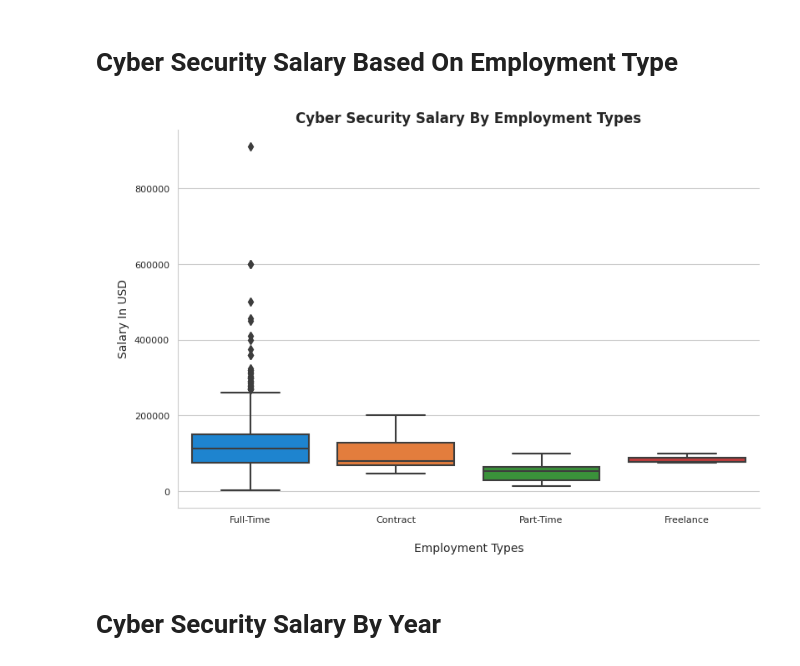
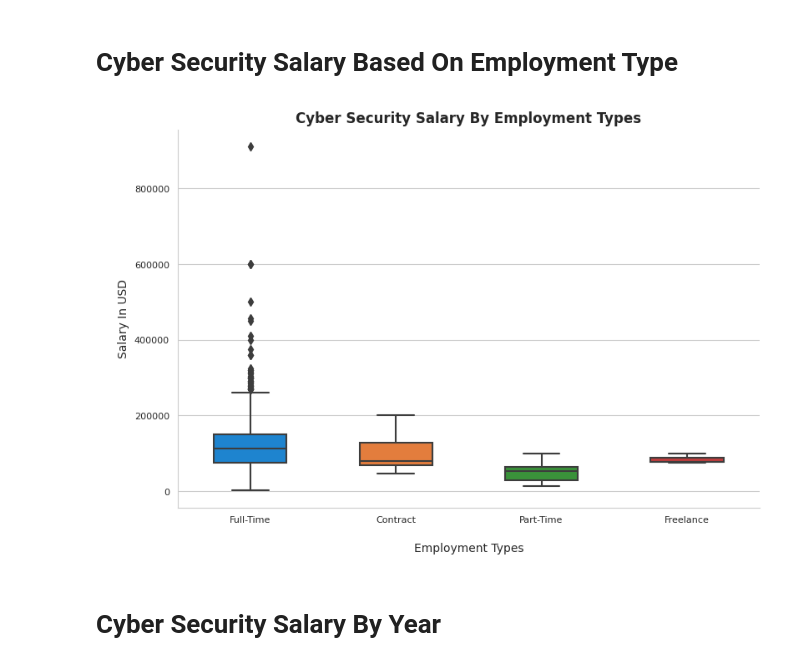
Before and after one commit to wa-le/cybersec-jobs-EDA, a Jupyter notebook: cybersec_jobs.ipynb, the cells around one changed output. Drawn from its saved outputs; the diff is of its cells as text; code cells hidden in the pictures.

```diff
--- a/cybersec_jobs.ipynb
+++ b/cybersec_jobs.ipynb
@@ -381,14 +381,14 @@ plt.show()
 # %%
 sns.set_style("whitegrid")
 plt.figure(figsize= (9, 6))
-sns.boxplot(x='employment_type', y='salary_in_usd', data=df1)
+sns.boxplot(x='employment_type', y='salary_in_usd', data=df1, width=0.5)
 plt.xlabel("\nEmployment Types")
 plt.ylabel("\nSalary In USD")
 sns.despine(top='True', right='True')
 plt.title("Cyber Security Salary By Employment Types", fontweight="bold")
 plt.show()
 # %% [output]
-[figure, old version]
+[figure, new version]
 # %% [markdown]
 # **Cyber Security Salary By Year**
 # %%
```
